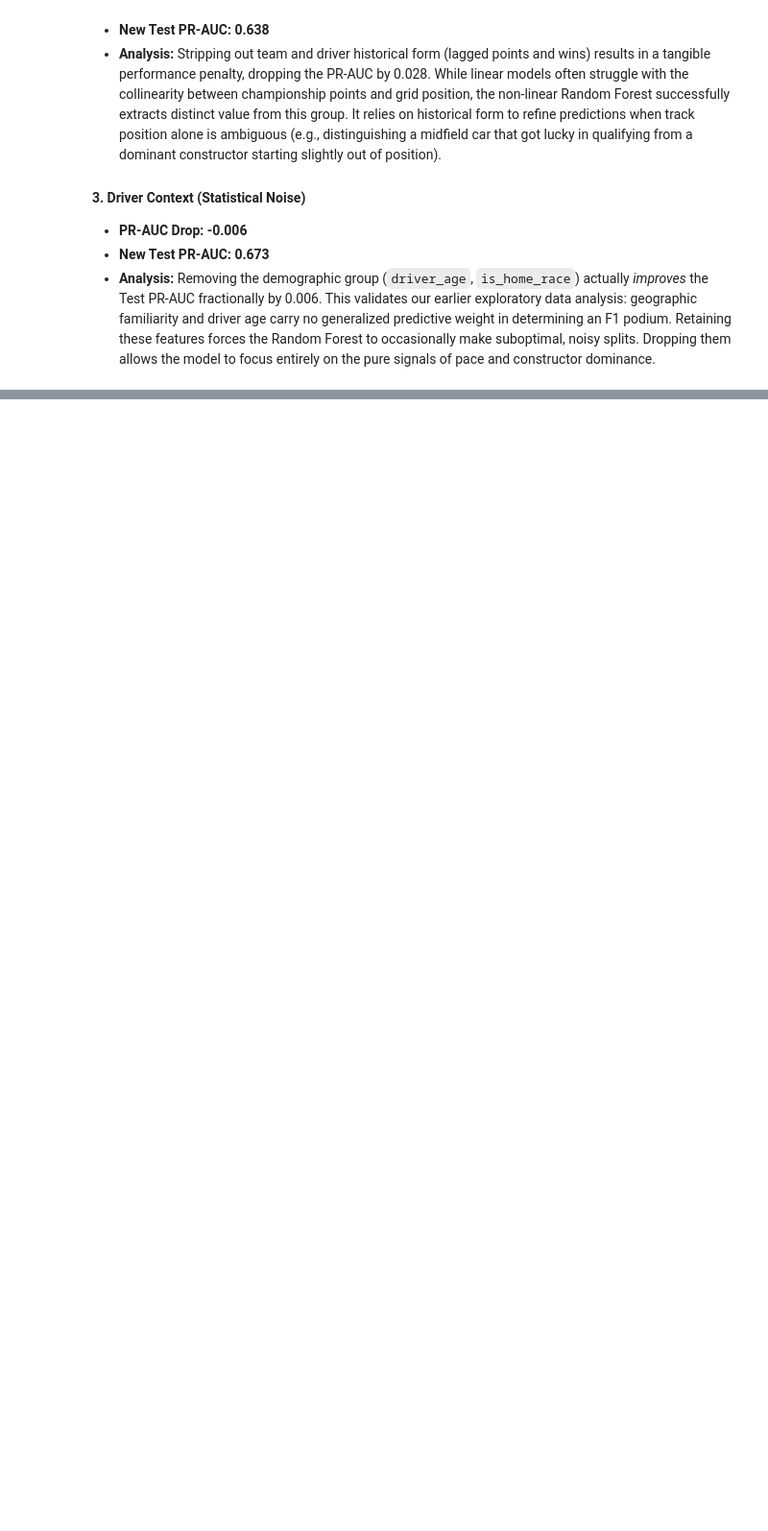
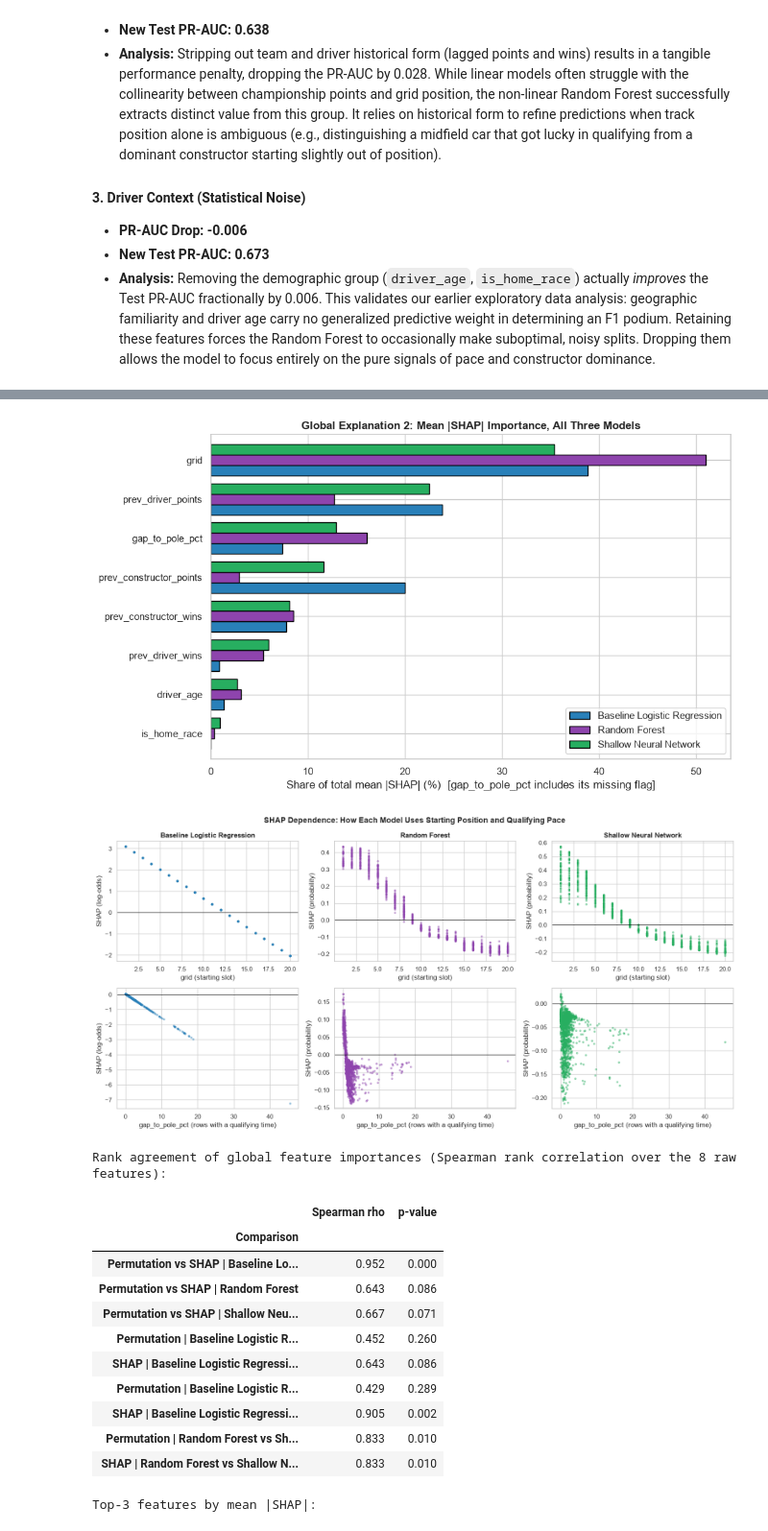
Before and after one commit to amado-888/ACL_Project, a Jupyter notebook: cleaned-version.ipynb, the cells around one changed output, grey strips where cells are left out. Shown at 96% size. Saved outputs shown, nothing was run; the diff lists cells and outputs as text; code cells hidden in the pictures; blank space fills up the shorter version.

```diff
--- a/cleaned-version.ipynb
+++ b/cleaned-version.ipynb
@@ -2242,0 +2360,69 @@ ValueError: Domain error in arguments. The `scale` parameter must be positive fo
+# %%
+# Importances use the merged (gap + missing flag) SHAP values per raw feature, which matches what
+# permutation importance shuffles and avoids double-counting the two columns that offset each other.
+shap_raw_importance = pd.DataFrame({
+    name: np.abs(expl.values).mean(axis=0) for name, expl in shap_raw_explanations.items()
+}, index=raw_feature_names)
+
+# --- Plot B: share of total mean |SHAP| per raw feature (makes log-odds and probability units comparable) ---
+shap_share = 100 * shap_raw_importance / shap_raw_importance.sum()
+shap_share = shap_share.loc[shap_share.mean(axis=1).sort_values().index]
+
+ax = shap_share.plot.barh(figsize=(10, 6), width=0.8, color=[MODEL_COLORS[m] for m in shap_share.columns], edgecolor="black")
+ax.set_xlabel("Share of total mean |SHAP| (%)  [gap_to_pole_pct includes its missing flag]")
+ax.set_title("Global Explanation 2: Mean |SHAP| Importance, All Three Models", fontweight="bold")
+plt.tight_layout()
+plt.show()
+
+# --- Plot C: SHAP dependence of the two pace features, per model ---
+grid_r, gap_r = raw_feature_names.index("grid"), raw_feature_names.index("gap_to_pole_pct")
+has_gap = X_test["gap_to_pole_pct"].notna().values
+fig, axes = plt.subplots(2, 3, figsize=(16, 8))
+for col, (name, expl) in enumerate(shap_raw_explanations.items()):
+    axes[0, col].scatter(expl.data[:, grid_r], expl.values[:, grid_r], s=8, alpha=0.4, color=MODEL_COLORS[name])
+    axes[0, col].set_title(name, fontweight="bold")
+    axes[0, col].set_xlabel("grid (starting slot)")
+    axes[1, col].scatter(expl.data[has_gap, gap_r], expl.values[has_gap, gap_r], s=8, alpha=0.4, color=MODEL_COLORS[name])
+    axes[1, col].set_xlabel("gap_to_pole_pct (rows with a qualifying time)")
+    for r in range(2):
+        axes[r, col].axhline(0, color="black", linewidth=0.8)
+        axes[r, col].set_ylabel(f"SHAP ({shap_units[name]})")
+fig.suptitle("SHAP Dependence: How Each Model Uses Starting Position and Qualifying Pace", fontsize=14, fontweight="bold")
+plt.tight_layout()
+plt.show()
+
+# --- Statistical agreement between methods and between models (Spearman rank correlation, 8 raw features) ---
+rank_rows = []
+for name in xai_models:
+    rho, p = spearmanr(perm_table[name], shap_raw_importance.loc[perm_table.index, name])
+    rank_rows.append({"Comparison": f"Permutation vs SHAP | {name}", "Spearman rho": rho, "p-value": p})
+model_names = list(xai_models)
+for i in range(len(model_names)):
+    for j in range(i + 1, len(model_names)):
+        a, b = model_names[i], model_names[j]
+        for method, table in [("Permutation", perm_table), ("SHAP", shap_raw_importance)]:
+            rho, p = spearmanr(table[a], table.loc[table.index, b])
+            rank_rows.append({"Comparison": f"{method} | {a} vs {b}", "Spearman rho": rho, "p-value": p})
+print("Rank agreement of global feature importances (Spearman rank correlation over the 8 raw features):")
+display(pd.DataFrame(rank_rows).set_index("Comparison").round(3))
+
+top3 = pd.DataFrame({name: shap_share[name].sort_values(ascending=False).index[:3].tolist() for name in shap_share.columns},
+                    index=["#1", "#2", "#3"])
+print("Top-3 features by mean |SHAP|:")
+display(top3)
+# %% [output]
+[figure, added]
+[figure, added]
+Rank agreement of global feature importances (Spearman rank correlation over the 8 raw features):
+|  | Spearman rho | p-value |
+| Comparison |  |  |
+| Permutation vs SHAP | Baseline Lo... | 0.952 | 0.000 |
+| Permutation vs SHAP | Random Forest | 0.643 | 0.086 |
+| Permutation vs SHAP | Shallow Neu... | 0.667 | 0.071 |
+| Permutation | Baseline Logistic R... | 0.452 | 0.260 |
+| SHAP | Baseline Logistic Regressi... | 0.643 | 0.086 |
+| Permutation | Baseline Logistic R... | 0.429 | 0.289 |
+| SHAP | Baseline Logistic Regressi... | 0.905 | 0.002 |
+| Permutation | Random Forest vs Sh... | 0.833 | 0.010 |
+| SHAP | Random Forest vs Shallow N... | 0.833 | 0.010 |
+Top-3 features by mean |SHAP|:
```
Also changed, not shown: parts of 21 cells of this notebook, 1 other file.
